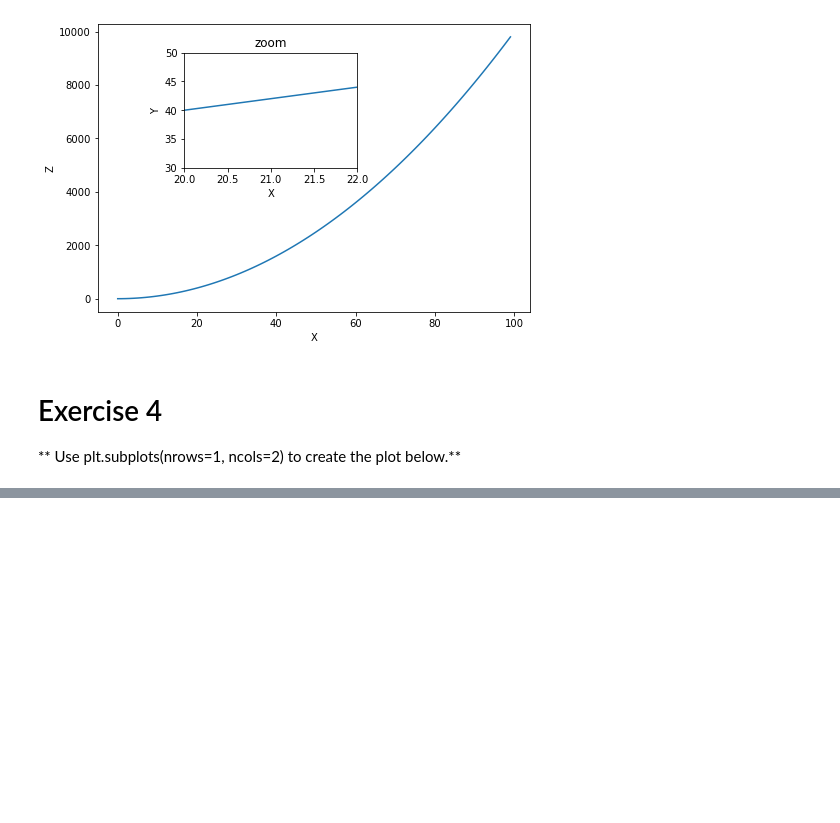
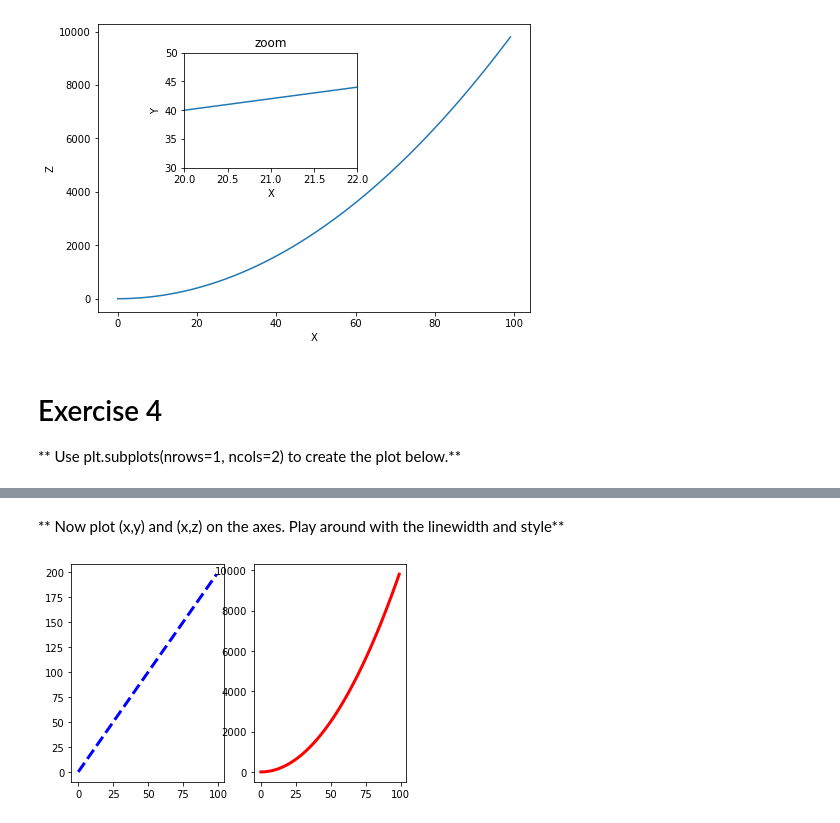
Before and after one commit to Atik1000/Machine-Learning-with-Python-Zero-to-GBMs, a Jupyter notebook: 4. Matplotlib/Matplotlib_Exercises_Solutions.ipynb, the cells around one changed output, grey strips where cells are left out. Saved outputs shown, nothing was run; the diff lists cells and outputs as text; code cells hidden in the pictures; blank space fills up the shorter version.

```diff
--- a/4. Matplotlib/Matplotlib_Exercises_Solutions.ipynb
+++ b/4. Matplotlib/Matplotlib_Exercises_Solutions.ipynb
@@ -97,0 +103,8 @@ fig
+# %% [markdown]
+** Now plot (x,y) and (x,z) on the axes. Play around with the linewidth and style**
+# %%
+axes[0].plot(x,y,color="blue", lw=3, ls='--')
+axes[1].plot(x,z,color="red", lw=3, ls='-')
+fig
+# %% [output]
+[figure, added]
```
Also changed, not shown: parts of 4 cells of this notebook, 1 other file.
